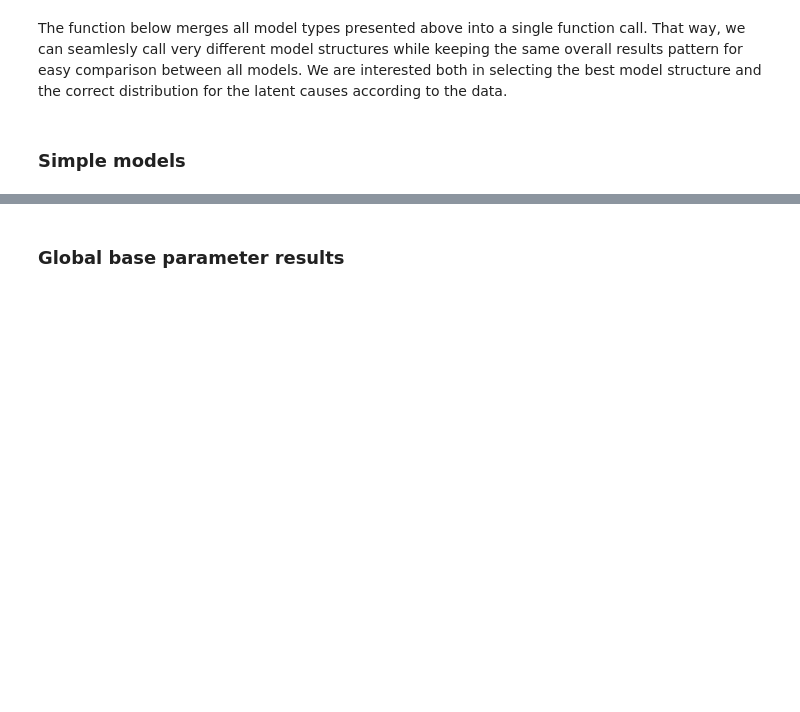
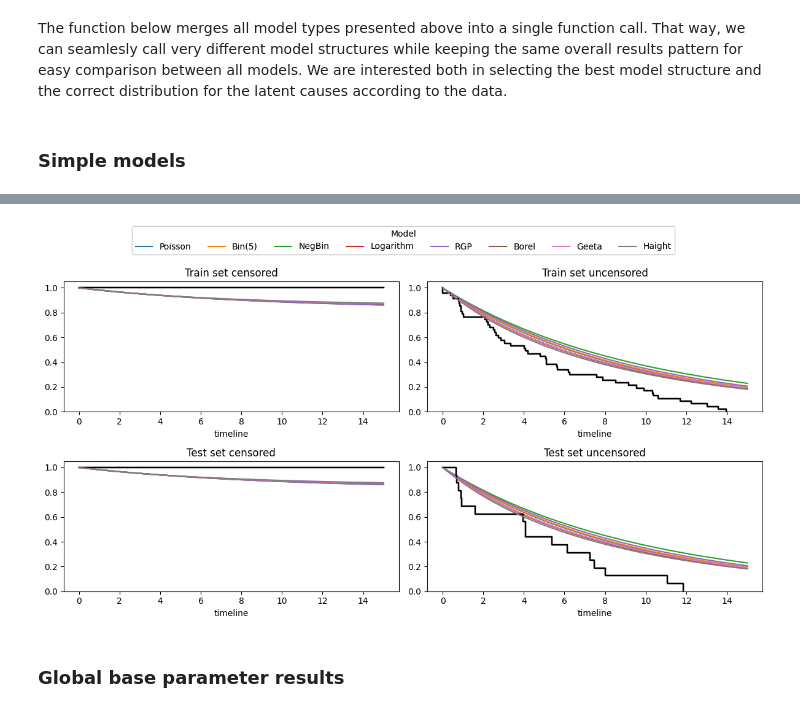
Before and after one commit to nhilariosilva/gndr_mpscr, a Jupyter notebook: OASIS Application/OASIS Exponential Model.ipynb, the cells around one changed output, grey strips where cells are left out. Drawn from its saved outputs; the diff is of its cells as text; code cells hidden in the pictures; blank space fills up the shorter version.

```diff
--- a/OASIS Application/OASIS Exponential Model.ipynb
+++ b/OASIS Application/OASIS Exponential Model.ipynb
@@ -723,28 +774,30 @@ fig.add_artist(legend1)
 # %%
 colors = plt.rcParams['axes.prop_cycle'].by_key()['color']
 
 fig, ax = plt.subplots(nrows = 2, ncols = 2, figsize = (12,6))
 
 group_handles = []
 
 for i, result in enumerate(simple_model_results):
     plot_km = False
     if(i == 0):
         plot_km = True
-    plot_censored_susceptible( result, color = colors[i+1], ax1 = ax[0,0], ax2 = ax[0,1], ax3 = ax[1,0], ax4 = ax[1,1], plot_km = plot_km )
-    group_handles.append( Line2D([0], [0], color = colors[i+1], linestyle = '-', label = model_names[i]) )
+    plot_censored_susceptible( result, color = colors[i], ax1 = ax[0,0], ax2 = ax[0,1], ax3 = ax[1,0], ax4 = ax[1,1], plot_km = plot_km )
+    group_handles.append( Line2D([0], [0], color = colors[i], linestyle = '-', label = model_names[i]) )
 
 # Add the first legend (Groups) - Anchored to the top left
 legend1 = fig.legend(
     handles = group_handles,
     loc = 'upper center',
     bbox_to_anchor = (0.5, 1.1), # Centered horizontally and pushed just above the figure
     title = "Model",
     ncol = len(simple_model_results) # Dynamically sets columns to match the number of iterations
 )
 
 fig.add_artist(legend1)
 fig.tight_layout()
+# %% [output]
+[figure, added]
 # %% [markdown]
 ### Global base parameter results
 # %%
```
Also changed, not shown: parts of 18 cells of this notebook, 15 other files.
